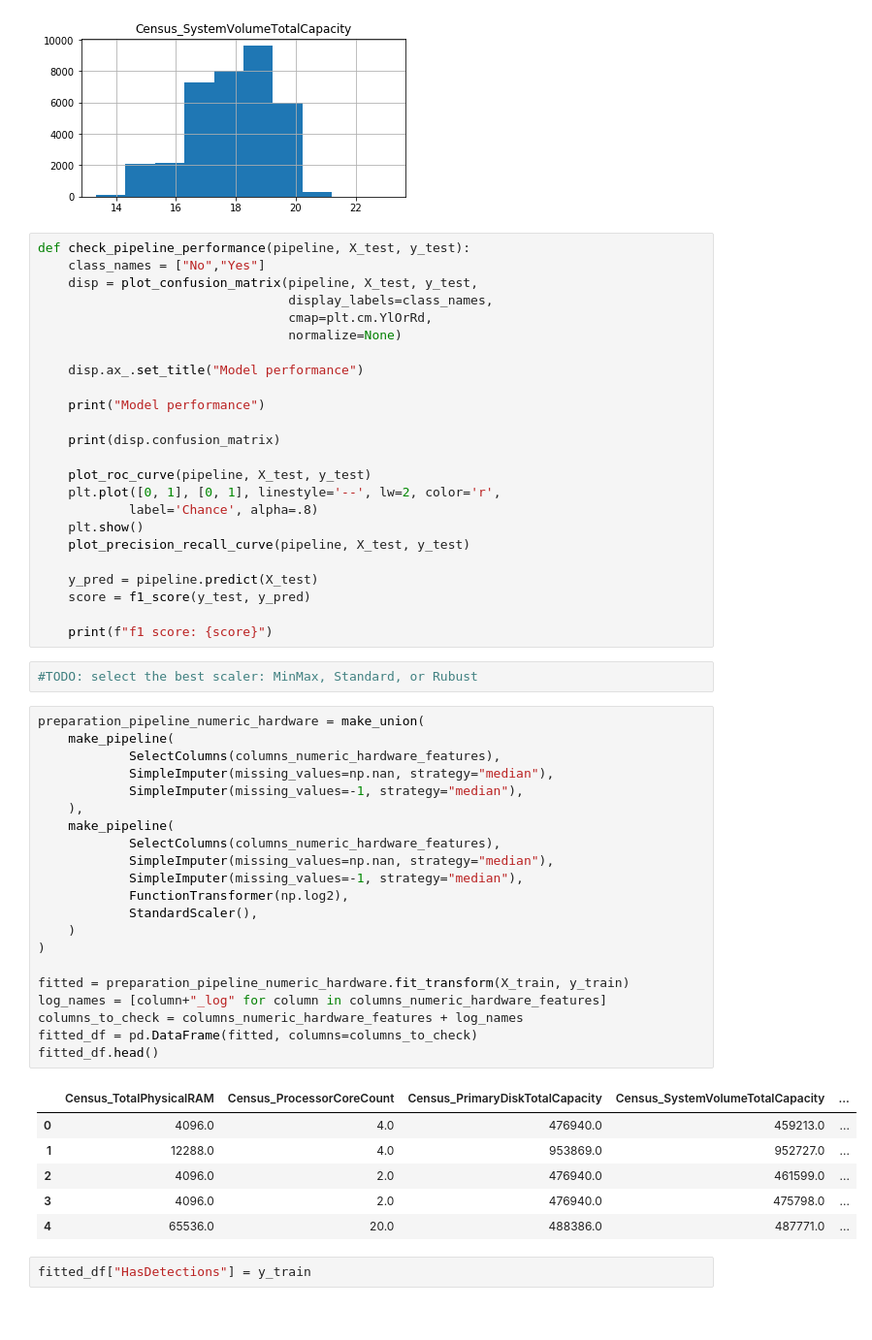
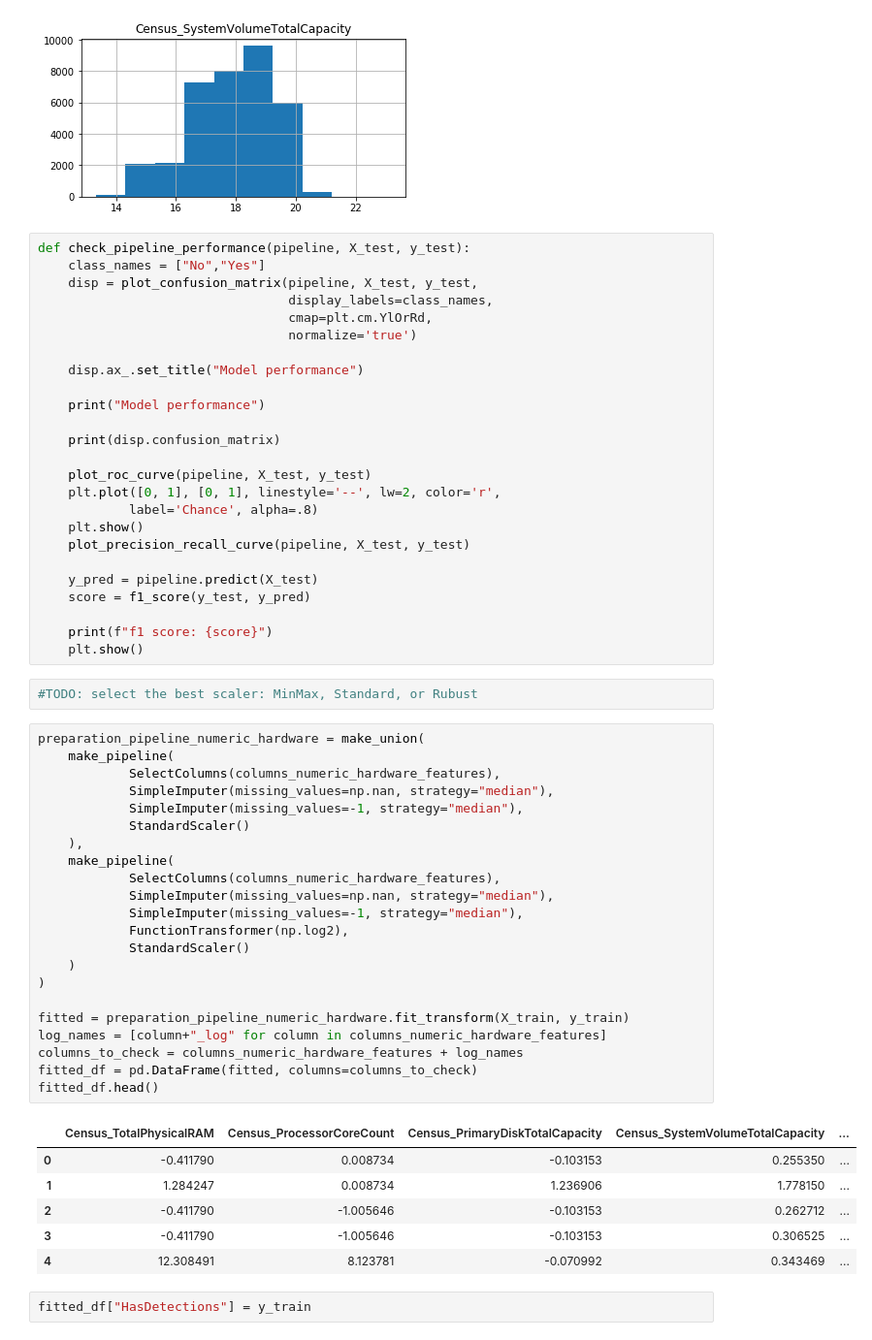
Before and after one commit to PrimRGB/RMicrosoftChallenge, a Jupyter notebook: src/model_check.ipynb, the cells around one changed output. Shown: that part at 97% size. Saved outputs shown, nothing was run; the diff lists cells and outputs as text.

```diff
--- a/src/model_check.ipynb
+++ b/src/model_check.ipynb
@@ -88,7 +93,7 @@ def check_pipeline_performance(pipeline, X_test, y_test):
     disp = plot_confusion_matrix(pipeline, X_test, y_test,
                                  display_labels=class_names,
                                  cmap=plt.cm.YlOrRd,
-                                 normalize=None)
+                                 normalize='true')
 
     disp.ax_.set_title("Model performance")
 
@@ -106,36 +111,38 @@ def check_pipeline_performance(pipeline, X_test, y_test):
     score = f1_score(y_test, y_pred)
 
     print(f"f1 score: {score}")
+    plt.show()
 # %%
 #TODO: select the best scaler: MinMax, Standard, or Rubust
 # %%
 preparation_pipeline_numeric_hardware = make_union(
     make_pipeline(
             SelectColumns(columns_numeric_hardware_features),
             SimpleImputer(missing_values=np.nan, strategy="median"),
             SimpleImputer(missing_values=-1, strategy="median"),
+            StandardScaler()
     ),
     make_pipeline(
             SelectColumns(columns_numeric_hardware_features),
             SimpleImputer(missing_values=np.nan, strategy="median"),
             SimpleImputer(missing_values=-1, strategy="median"),
             FunctionTransformer(np.log2),
-            StandardScaler(),
+            StandardScaler()
     )
 )
 
 fitted = preparation_pipeline_numeric_hardware.fit_transform(X_train, y_train)
 log_names = [column+"_log" for column in columns_numeric_hardware_features]
 columns_to_check = columns_numeric_hardware_features + log_names
 fitted_df = pd.DataFrame(fitted, columns=columns_to_check)
 fitted_df.head()
 # %% [output]
 |  | Census_TotalPhysicalRAM | Census_ProcessorCoreCount | Census_PrimaryDiskTotalCapacity | Census_SystemVolumeTotalCapacity | ... |
-| 0 | 4096.0 | 4.0 | 476940.0 | 459213.0 | ... |
-| 1 | 12288.0 | 4.0 | 953869.0 | 952727.0 | ... |
-| 2 | 4096.0 | 2.0 | 476940.0 | 461599.0 | ... |
-| 3 | 4096.0 | 2.0 | 476940.0 | 475798.0 | ... |
-| 4 | 65536.0 | 20.0 | 488386.0 | 487771.0 | ... |
+| 0 | -0.411790 | 0.008734 | -0.103153 | 0.255350 | ... |
+| 1 | 1.284247 | 0.008734 | 1.236906 | 1.778150 | ... |
+| 2 | -0.411790 | -1.005646 | -0.103153 | 0.262712 | ... |
+| 3 | -0.411790 | -1.005646 | -0.103153 | 0.306525 | ... |
+| 4 | 12.308491 | 8.123781 | -0.070992 | 0.343469 | ... |
 # %%
 fitted_df["HasDetections"] = y_train
 # %%
```
Also changed, not shown: parts of 6 cells of this notebook.
